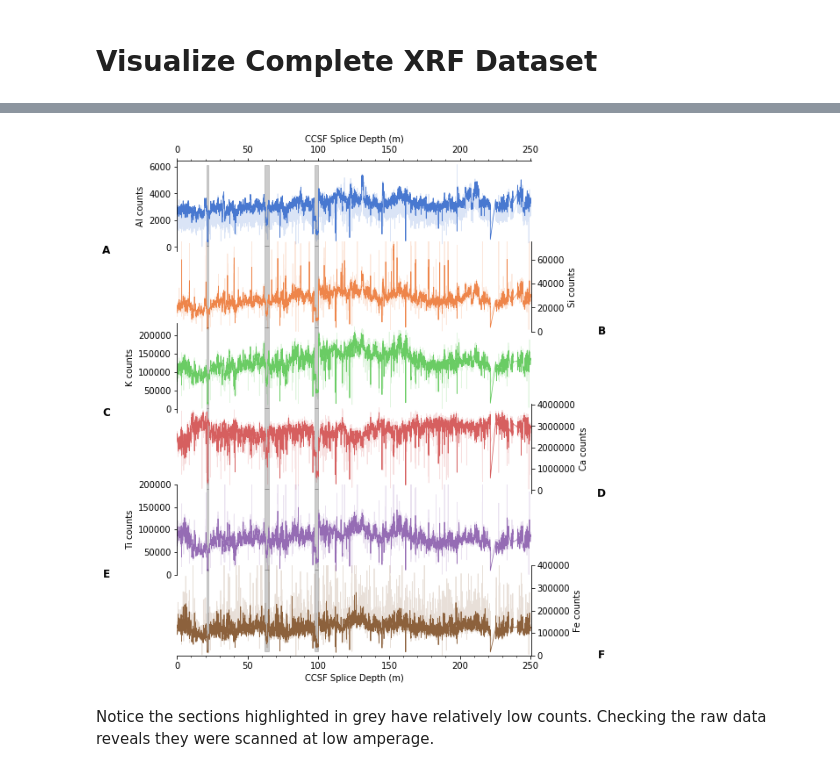
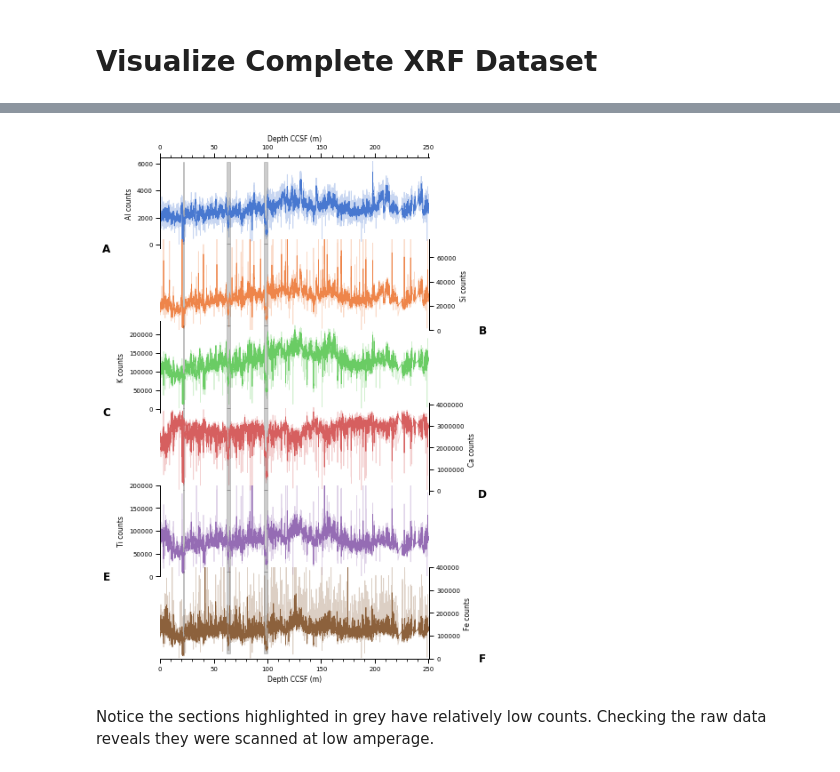
Before and after one commit to danielbabin/U1474_XRF_Data_Report, a Jupyter notebook: Notebooks/xrf_calibration.ipynb, the cells around one changed output, grey strips where cells are left out. Cells and saved outputs as stored; diff of their text form; code cells hidden in the pictures.

```diff
--- a/Notebooks/xrf_calibration.ipynb
+++ b/Notebooks/xrf_calibration.ipynb
@@ -22,9 +22,9 @@ from matplotlib.ticker import AutoMinorLocator
 # Make Data Path and Figure Path
 These are "input" and "output" paths for the program to read and write data.
 # %%
-data_path='/Users/danielbabin/Documents/GitHub/XRF_Data_Report/Data/'
-figure_path='/Users/danielbabin/Documents/GitHub/XRF_Data_Report/Figures/'
-table_path='/Users/danielbabin/Documents/GitHub/XRF_Data_Report/Tables/'
+data_path='/Users/danielbabin/Documents/GitHub/U1474_XRF_Data_Report/Data/'
+figure_path='/Users/danielbabin/Documents/GitHub/U1474_XRF_Data_Report/Figures/'
+table_path='/Users/danielbabin/Documents/GitHub/U1474_XRF_Data_Report/Tables/'
 # %% [markdown]
 # Functions
 # %%
@@ -38,4 +38,7 @@ def smooth(df,sig):
 # Import XRF Data
 # %%
 xrf=pd.read_csv(data_path+'integrated_xrf_data_raw.csv')
+D4H1=pd.read_csv(data_path+'D4H1.csv')
+xrf=pd.concat([xrf,D4H1],sort=False)
 xrf.set_index('Depth CCSF (m)',drop=False,inplace=True)
+xrf.sort_index(inplace=True)
@@ -83,5 +91,5 @@ sns.palplot(colors)
 # %%
-fig,axes=plt.subplots(nrows=6,figsize=(8,9))
+fig,axes=plt.subplots(nrows=6,figsize=(6,9))
 sns.set_context('paper',font_scale=1)
 
 lw=.8
@@ -113,42 +121,42 @@ else:
 
 for i,e in enumerate(['Al','Si','K','Ca','Ti','Fe']):
     xrf[e].plot(ax=axes[i],color=colors[i],lw=lw)
-    (old_xrf[e]*10).plot(ax=axes[i],color=colors[i],lw=lw,zorder=-2,alpha=.2)
+    (old_xrf[e]*10).plot(ax=axes[i],color=colors[i],lw=lw,zorder=-2,alpha=.3)
     axes[i].set_ylabel(e+' counts')
     axes[i].axvspan(xmin=21,xmax=22,ymin=.05,ymax=.95,color='k',alpha=.2)
     axes[i].axvspan(xmin=62,xmax=65,ymin=.05,ymax=.95,color='k',alpha=.2)
     axes[i].axvspan(xmin=97,xmax=100,ymin=.05,ymax=.95,color='k',alpha=.2)
 
 labels=['A','C','E']
 axs=[0,2,4]
 
 for i in np.arange(0,3):
     axes[axs[i]].annotate(labels[i],xy=(-.2,0),
         xycoords='axes fraction',horizontalalignment='center',
         verticalalignment='center',size=12,fontweight='bold')
 
 labels=['B','D','F']
 axs=[1,3,5]
 
 for i in np.arange(0,3):
     axes[axs[i]].annotate(labels[i],xy=(1+.2,0),
         xycoords='axes fraction',horizontalalignment='center',
         verticalalignment='center',size=12,fontweight='bold')
 
 axes[1].set_ylim(0,75000)
 axes[4].set_ylim(0,200000)
 axes[5].set_ylim(0,400000)
 
 axes[0].xaxis.set_minor_locator(AutoMinorLocator(5))
 axes[0].xaxis.set_label_position("top")
-axes[0].set_xlabel('CCSF Splice Depth (m)')
+axes[0].set_xlabel('Depth CCSF (m)')
 axis=axes[-1]
 axis.xaxis.set_minor_locator(AutoMinorLocator(5))
-axis.set_xlabel('CCSF Splice Depth (m)')
+axis.set_xlabel('Depth CCSF (m)')
 
 plt.subplots_adjust(hspace=-.1,top=.94,bottom=.07,right=.85,left=.15)
-fig.savefig(figure_path+'counts.png',dpi=700)
+fig.savefig(figure_path+'Figure-2 counts.png',dpi=700)
 # %% [output]
-[figure, old version]
+[figure, new version]
 # %% [markdown]
 Notice the sections highlighted in grey have relatively low counts. Checking the raw data reveals they were scanned at low amperage.
```
Also changed, not shown: parts of 40 cells of this notebook, 40 other files.
